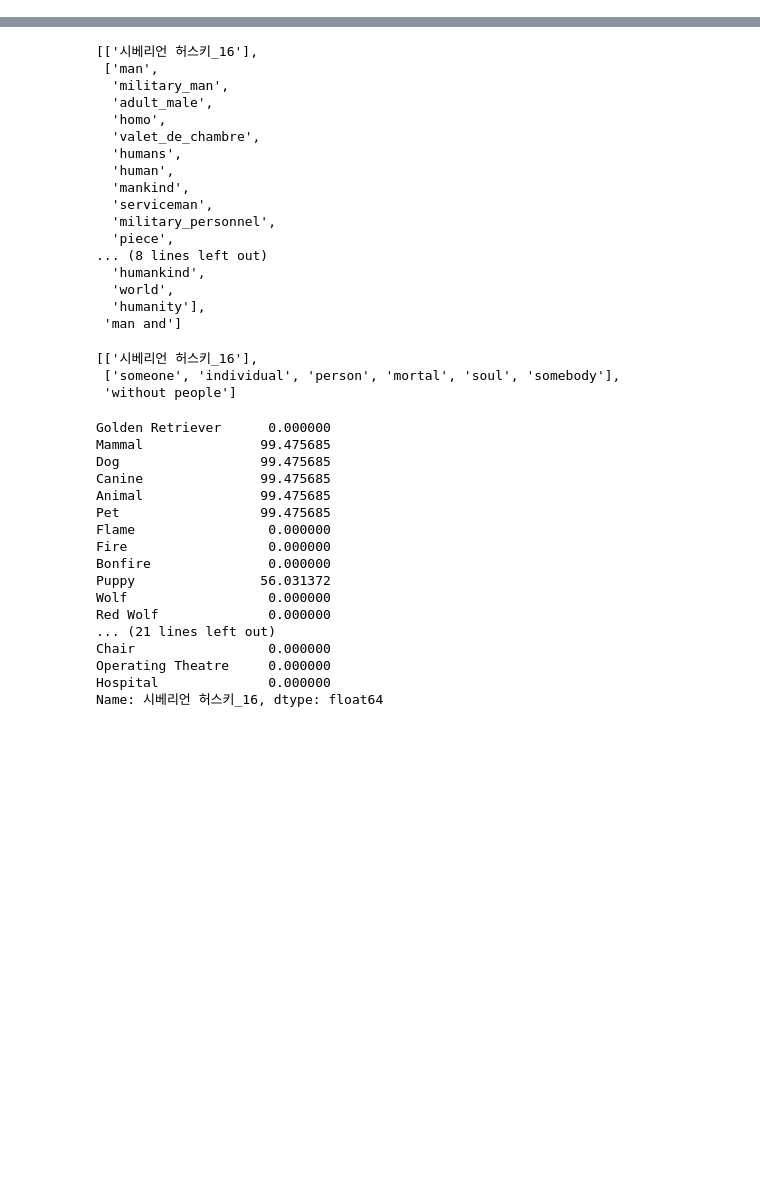
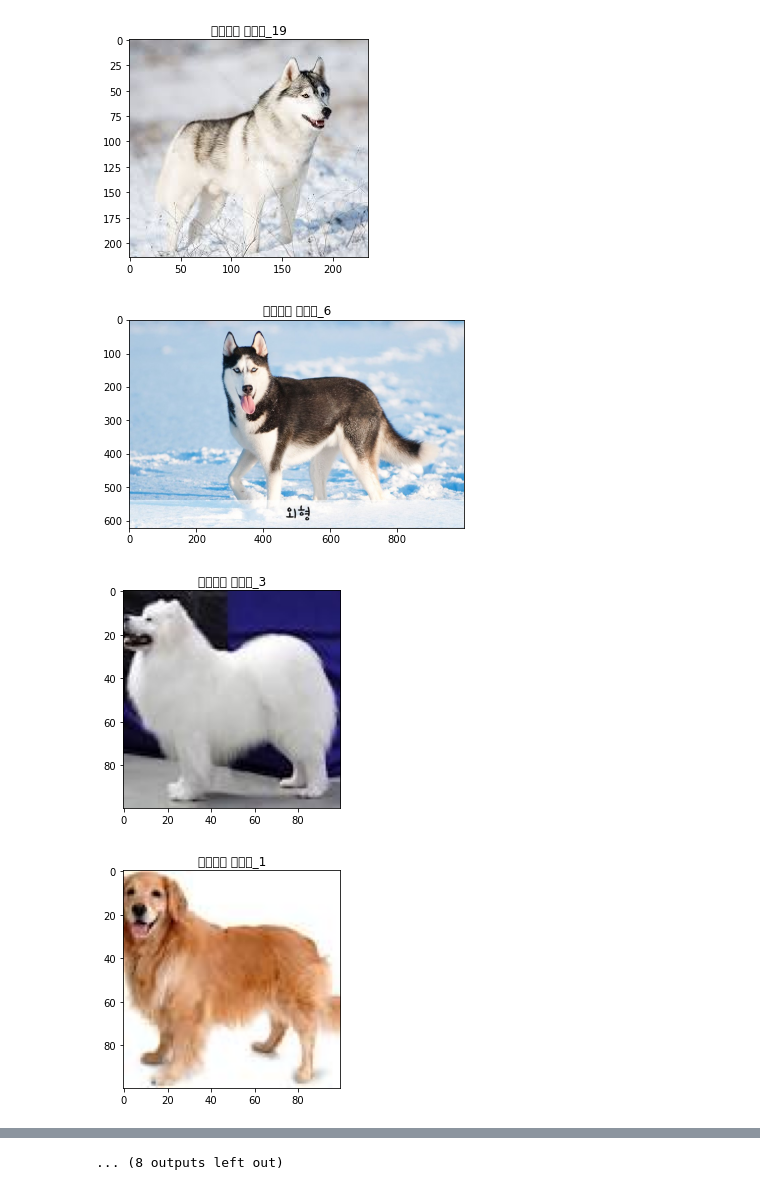
Before and after one commit to G0DCH/DogAnswerProgram, a Jupyter notebook: PythonAndResource/ImageSearch.ipynb, the cells around one changed output, grey strips where cells are left out. Cells and saved outputs as stored; diff of their text form; code cells hidden in the pictures; blank space fills up the shorter version.

```diff
--- a/PythonAndResource/ImageSearch.ipynb
+++ b/PythonAndResource/ImageSearch.ipynb
@@ -3,4 +3,9 @@ import ImageSearch as IS
 # %%
 IS.run()
 # %%
-result = IS.SearchImage('사람과 시베리안 허스키')
+IS.SearchImage('시베리안 허스키')
+# %% [output]
+[figure, added]
+[figure, added]
+[figure, added]
+[figure, added]
@@ -7,20 +20 @@ result = IS.SearchImage('사람과 시베리안 허스키')
+... (8 outputs left out)
-# %%
-result
-# %% [output]
-[['시베리언 허스키_16'],
- ['man',
-  'military_man',
-  'adult_male',
-  'homo',
-  'valet_de_chambre',
-  'humans',
-  'human',
-  'mankind',
-  'serviceman',
-  'military_personnel',
-  'piece',
-... (8 lines left out)
-  'humankind',
-  'world',
-  'humanity'],
- 'man and']
@@ -29,26 +20,0 @@ a = IS.SearchImage('시베리안 허스키')
-# %%
-IS.SearchImage('사람이 없는 시베리안 허스키')
-# %% [output]
-[['시베리언 허스키_16'],
- ['someone', 'individual', 'person', 'mortal', 'soul', 'somebody'],
- 'without people']
-# %%
-IS.nameTableMap['시베리언 허스키']['시베리언 허스키_16']
-# %% [output]
-Golden Retriever      0.000000
-Mammal               99.475685
-Dog                  99.475685
-Canine               99.475685
-Animal               99.475685
-Pet                  99.475685
-Flame                 0.000000
-Fire                  0.000000
-Bonfire               0.000000
-Puppy                56.031372
-Wolf                  0.000000
-Red Wolf              0.000000
-... (21 lines left out)
-Chair                 0.000000
-Operating Theatre     0.000000
-Hospital              0.000000
-Name: 시베리언 허스키_16, dtype: float64
```
Also changed, not shown: parts of 2 cells of this notebook, 1 other file.
